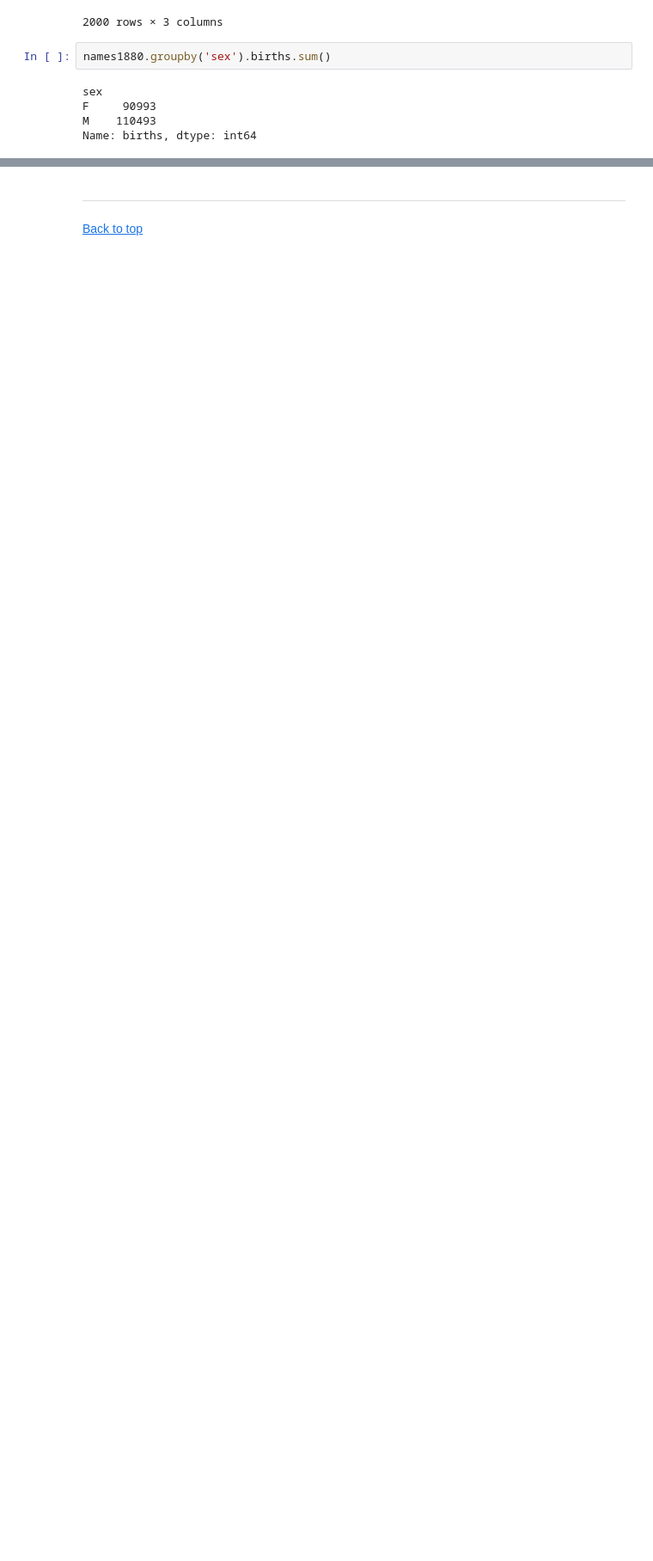
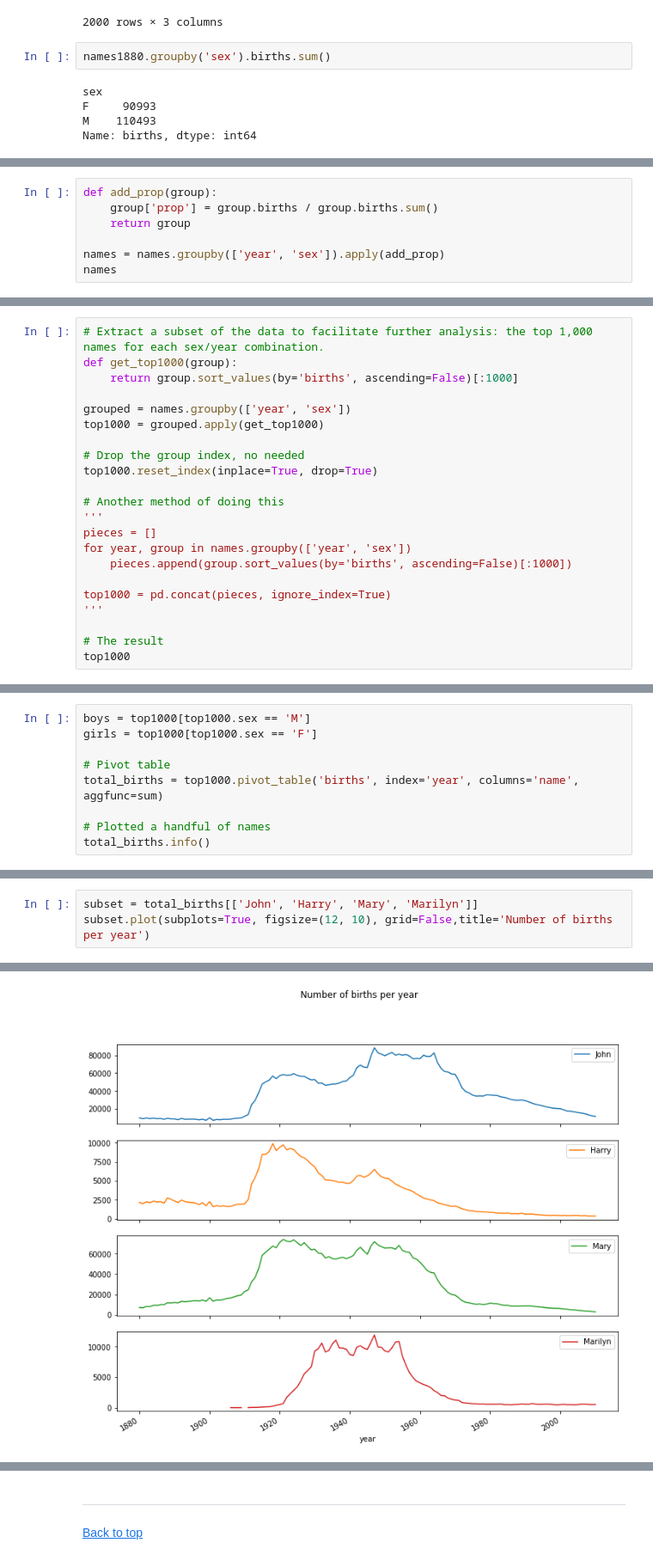
Before and after one commit to mikelhsia/Python, a Jupyter notebook: numpyPractice/pythonDataAnalysisChap14.ipynb, the cells around one changed output, grey strips where cells are left out. Shown: that part at 86% size. Cells and saved outputs as stored; diff of their text form; blank space fills up the shorter version.

```diff
--- a/numpyPractice/pythonDataAnalysisChap14.ipynb
+++ b/numpyPractice/pythonDataAnalysisChap14.ipynb
@@ -685,0 +725,7 @@ for year in years:
+# %%
+def add_prop(group):
+    group['prop'] = group.births / group.births.sum()
+    return group
+
+names = names.groupby(['year', 'sex']).apply(add_prop)
+names
@@ -685,0 +764,22 @@ for year in years:
+# %%
+# Extract a subset of the data to facilitate further analysis: the top 1,000 names for each sex/year combination.
+def get_top1000(group):
+    return group.sort_values(by='births', ascending=False)[:1000]
+
+grouped = names.groupby(['year', 'sex'])
+top1000 = grouped.apply(get_top1000)
+
+# Drop the group index, no needed
+top1000.reset_index(inplace=True, drop=True)
+
+# Another method of doing this
+'''
+pieces = []
+for year, group in names.groupby(['year', 'sex'])
+    pieces.append(group.sort_values(by='births', ascending=False)[:1000])
+
+top1000 = pd.concat(pieces, ignore_index=True)
+'''
+
+# The result
+top1000
@@ -685,0 +804,9 @@ for year in years:
+# %%
+boys = top1000[top1000.sex == 'M']
+girls = top1000[top1000.sex == 'F']
+
+# Pivot table
+total_births = top1000.pivot_table('births', index='year', columns='name', aggfunc=sum)
+
+# Plotted a handful of names
+total_births.info()
@@ -685,0 +819,4 @@ for year in years:
+# %%
+subset = total_births[['John', 'Harry', 'Mary', 'Marilyn']]
+subset.plot(subplots=True, figsize=(12, 10), grid=False,title='Number of births per year')
+# %% [output]
@@ -685,0 +827 @@ for year in years:
+[figure, added]
```
Also changed, not shown: parts of 24 cells of this notebook.
